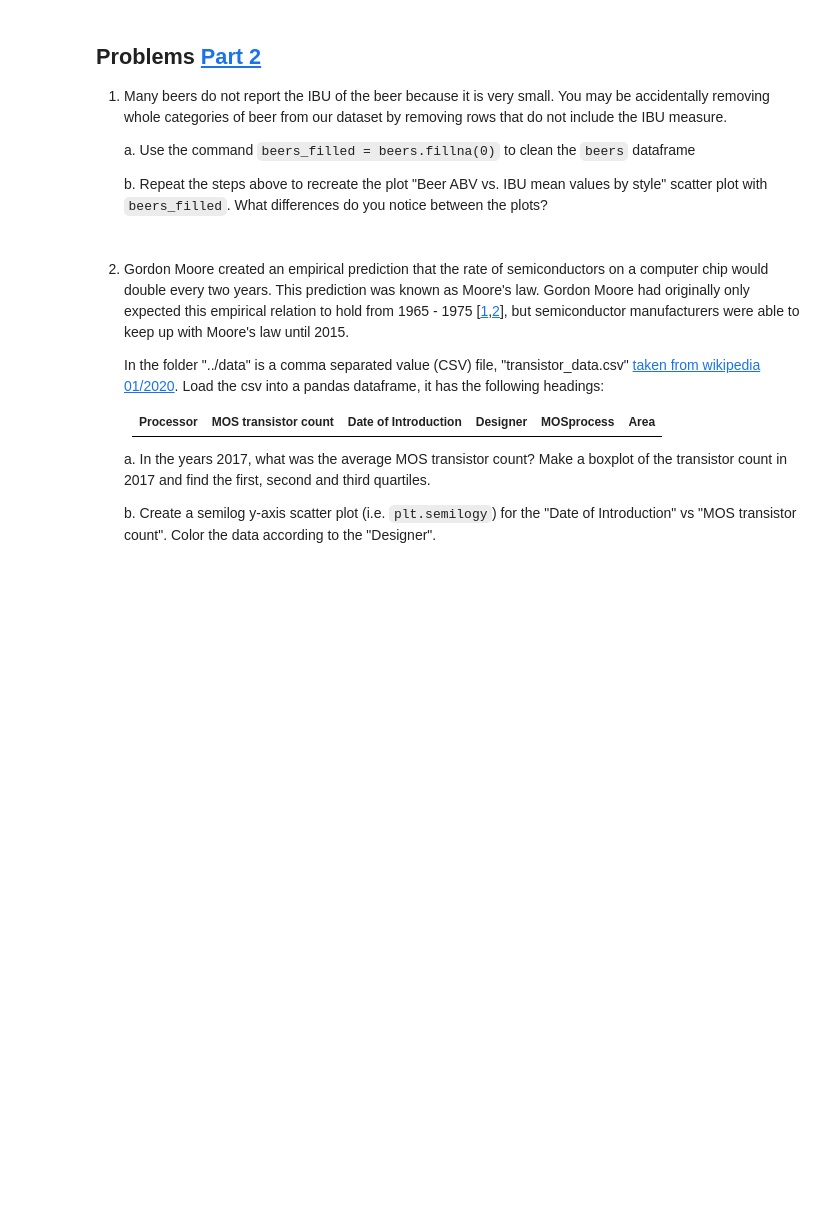
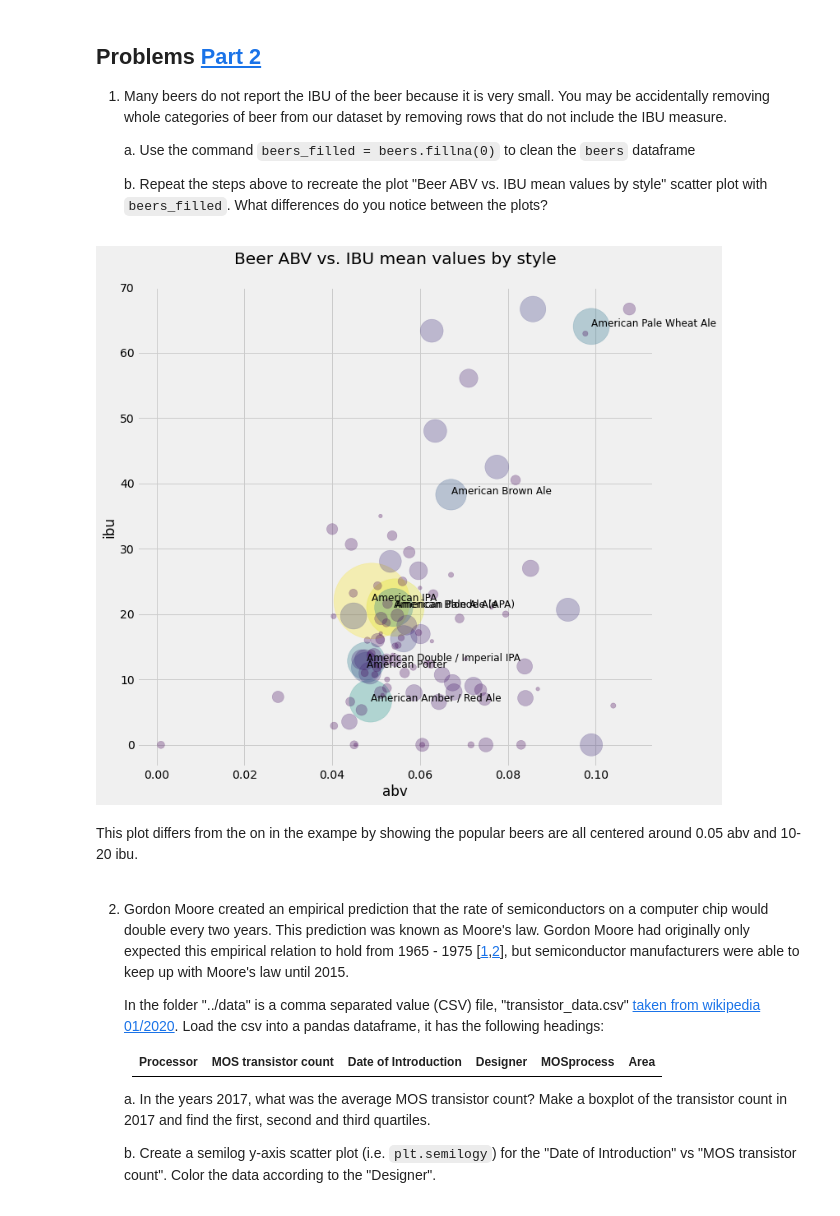
Before and after one commit to hamwalker/computational-mechanics, a Jupyter notebook: module_02/notebooks/HW_02.ipynb, the cells around one changed output. Saved outputs shown, nothing was run; the diff lists cells and outputs as text; code cells hidden in the pictures; blank space fills up the shorter version.

```diff
--- a/module_02/notebooks/HW_02.ipynb
+++ b/module_02/notebooks/HW_02.ipynb
@@ -70,6 +76,39 @@ our dataset by removing rows that do not include the IBU measure.
 
     b. Repeat the steps above to recreate the plot "Beer ABV vs. IBU mean values by style"
     scatter plot with `beers_filled`. What differences do you notice between the plots?
+# %%
+# 1 a
+beers = pd.read_csv('../data/beers.csv')
+
+beers_filled = beers.fillna(0)
+
+# 1 b
+from matplotlib import cm
+colors = cm.viridis(style_counts.values)
+
+beers_clean=beers_filled
+
+beers_styles = beers_clean.drop(['Unnamed: 0','name','brewery_id','ounces','id'], axis=1)
+style_means = beers_styles.groupby('style').mean()
+style_counts = beers_styles['style'].value_counts()
+
+# style_means.plot.scatter(figsize=(10,10),
+#                          x='abv', y='ibu', s=style_counts*20, color=colors,
+#                          title='Beer ABV vs. IBU mean values by style\n',
+#                          alpha=0.3);
+
+ax = style_means.plot.scatter(figsize=(10,10),
+                               x='abv', y='ibu', s=style_counts*20, color=colors,
+                               title='Beer ABV vs. IBU mean values by style\n',
+                               alpha=0.3);
+
+for i, txt in enumerate(list(style_counts.index.values)):
+       if style_counts.values[i] > 65:
+        ax.annotate(txt, (style_means.abv.iloc[i],style_means.ibu.iloc[i]), fontsize=12)
+# %% [output]
+[figure, added]
+# %% [markdown]
+This plot differs from the on in the exampe by showing the popular beers are all centered around 0.05 abv and 10-20 ibu.
 # %% [markdown]
 2. Gordon Moore created an empirical prediction that the rate of
 semiconductors on a computer chip would double every two years. This
```
Also changed, not shown: parts of 8 cells of this notebook, 4 other files.
